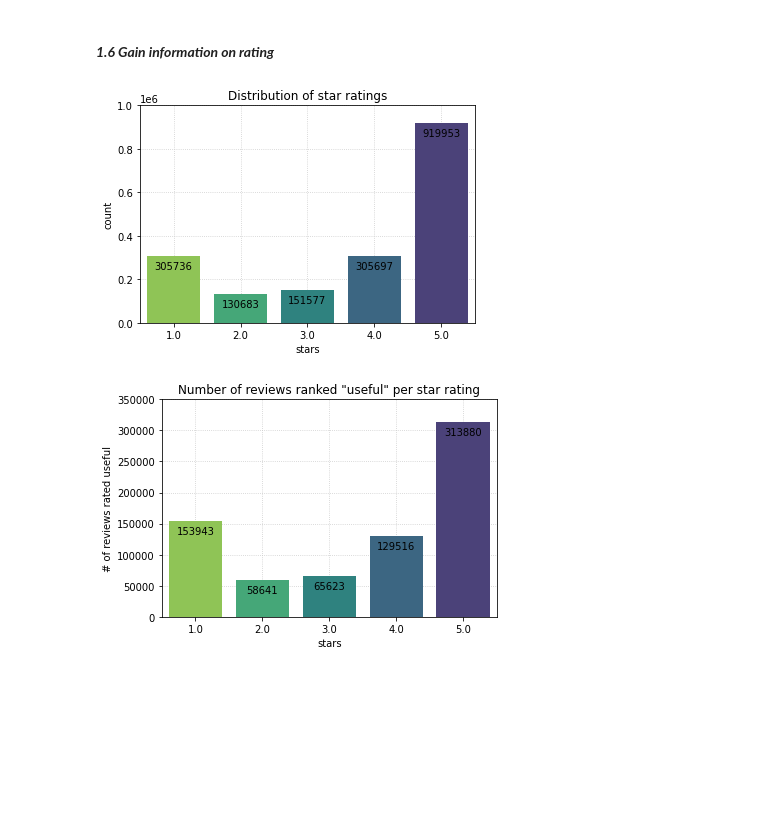
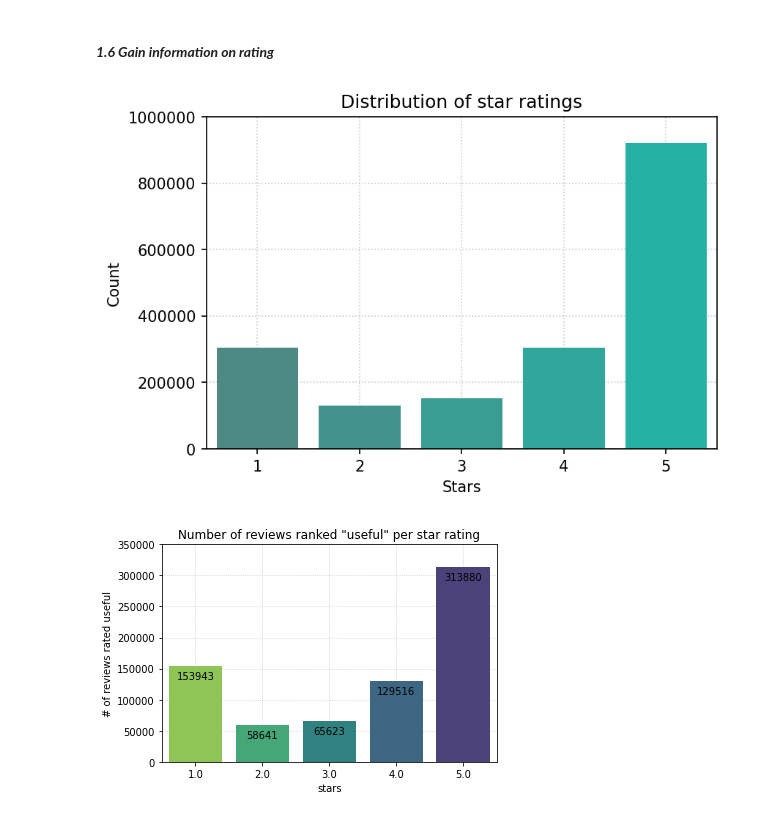
Before and after one commit to Jerwin87/Yelp-Capstone, a Jupyter notebook: notebooks/fb_EDA_Quality.ipynb, the cells around one changed output. Cells and saved outputs as stored; diff of their text form; code cells hidden in the pictures; blank space fills up the shorter version.

```diff
--- a/notebooks/fb_EDA_Quality.ipynb
+++ b/notebooks/fb_EDA_Quality.ipynb
@@ -129,6 +127,8 @@ text           0
 date           0
 year           0
 dtype: int64
+# %%
+df_rev['stars'] = df_rev['stars'].astype(int)
 # %% [markdown]
 ---
 # %% [markdown]
@@ -141,14 +141,19 @@ df_rev.drop(['Unnamed: 0', 'date', 'year'], axis=1, inplace=True)
 ---
 # %% [markdown]
 #### ***1.6 Gain information on rating***
+# %%
+palette = ['#43948c', '#36a097', '#28aea2', '#1bbbad', '#0dc9b8']
 # %%
-ax = sns.countplot(data=df_rev, x='stars', palette='viridis_r', zorder=2)
+ax = sns.countplot(data=df_rev, x='stars', palette=sns.color_palette(palette, 5), zorder=2)
 plt.title('Distribution of star ratings')
 plt.ylim(0, 1000000)
+plt.xlabel('Stars')
+plt.ylabel('Count')
+plt.ticklabel_format(style='plain', axis='y')
 plt.grid(which='major', axis='both', color='#C9C9C9', linestyle=':', zorder=0)
-plt.bar_label(ax.containers[0], padding=-15);
+# plt.bar_label(ax.containers[0], padding=-15);
 # %% [output]
-[figure, old version]
+[figure, new version]
 # %%
 ax = sns.countplot(data=df_rev.query('useful != 0'), x='stars', palette='viridis_r', zorder=2)
 plt.ylim(0, 350000)
```
Also changed, not shown: parts of 3 cells of this notebook.
